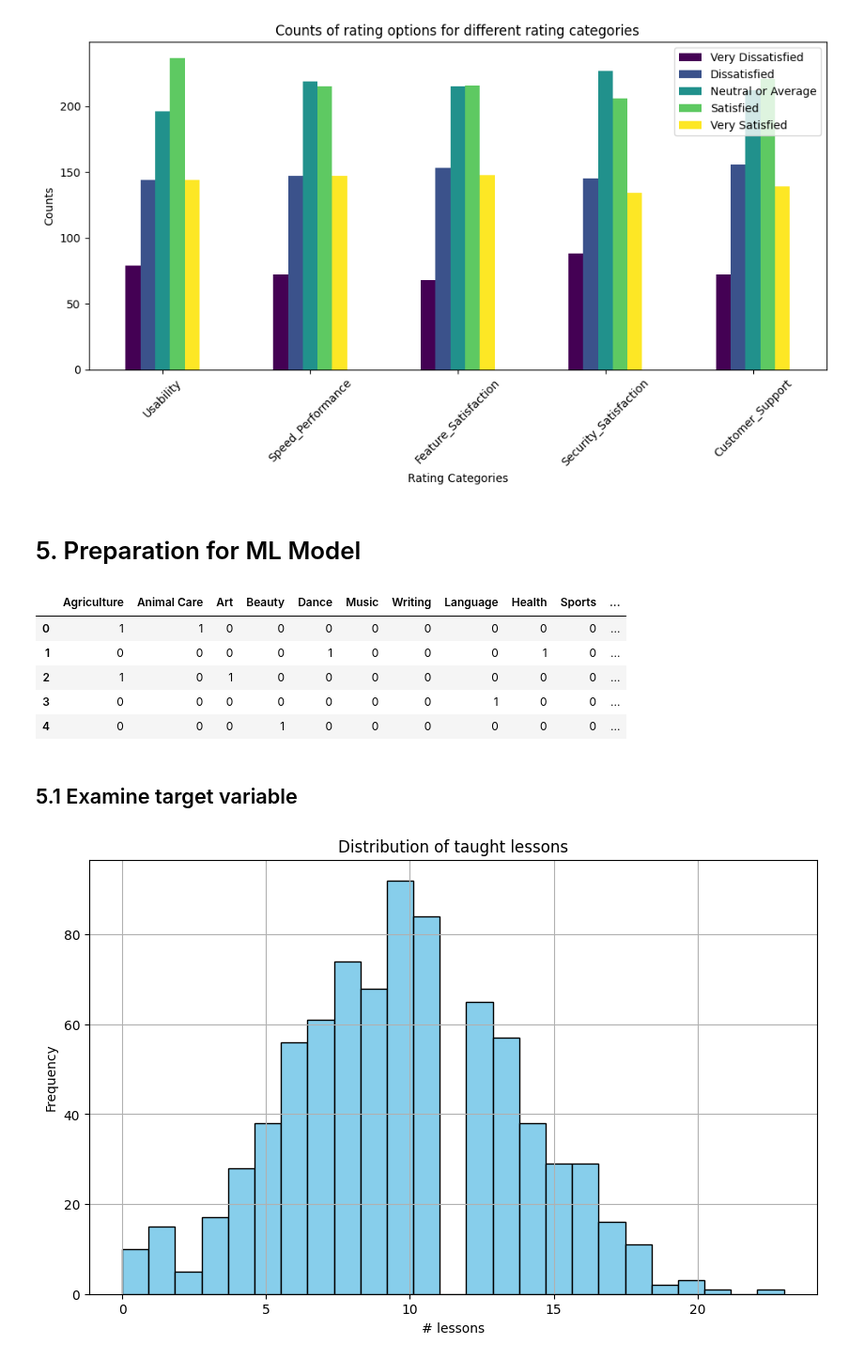
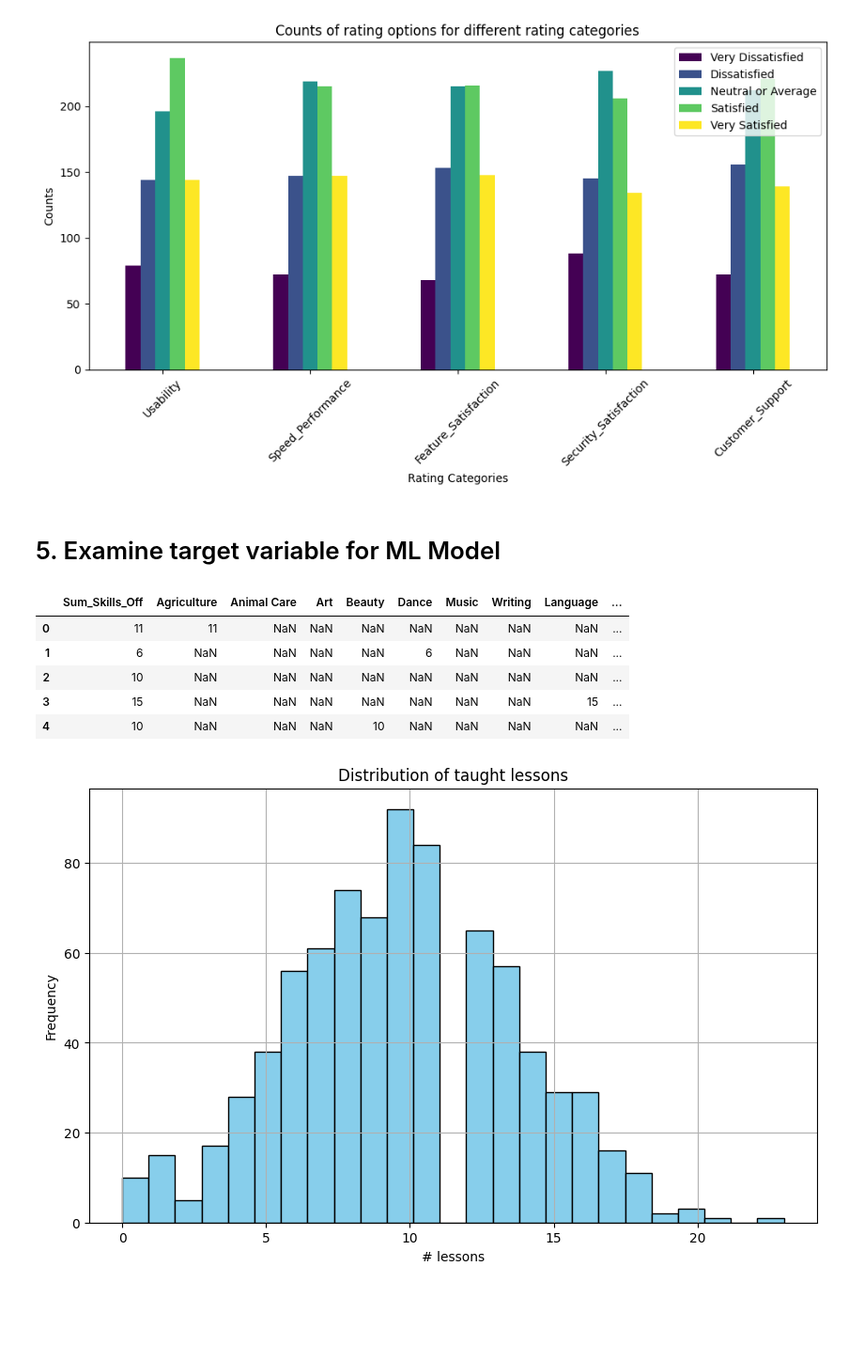
Before and after one commit to TechLabs-Berlin/ws24-skillswap, a Jupyter notebook: DS/01_Notebooks/02_Features_Insights/03_Exploratory_Data_Analysis/Exploratory.data.analysis.ipynb, the cells around one changed output. Shown at 94% size. Cells and saved outputs as stored; diff of their text form; code cells hidden in the pictures; blank space fills up the shorter version.

Commit message:
examine target variable

```diff
--- a/DS/01_Notebooks/02_Features_Insights/03_Exploratory_Data_Analysis/Exploratory.data.analysis.ipynb
+++ b/DS/01_Notebooks/02_Features_Insights/03_Exploratory_Data_Analysis/Exploratory.data.analysis.ipynb
@@ -322,21 +319,39 @@ plt.show()
 # %% [output]
 [figure]
 # %% [markdown]
-# 5. Preparation for ML Model
+# 5. Examine target variable for ML Model
 # %%
-df_x = pd.read_csv(r'C:\Users\Johannes\Documents\Uni\Master\Tech_Labs\ws24-skillswap\DS\01_Notebooks\03_Feature_Engineering\Data_Activity_Projection.csv')
+df_x = pd.read_csv(r'C:\Users\Johannes\Documents\Uni\Master\Tech_Labs\ws24-skillswap\DS\01_Notebooks\02_Features_Insights\01_User_Activity_Status\Skillswap_Data_Activity_Status.csv')
-# %%
-df_ML = df_x.drop(columns=["Sum_Skills_Off_ab_avg"], inplace=False)
-df_ML.head()
-# %% [output]
-|  | Agriculture | Animal Care | Art | Beauty | Dance | Music | Writing | Language | Health | Sports | ... |
-| 0 | 1 | 1 | 0 | 0 | 0 | 0 | 0 | 0 | 0 | 0 | ... |
-| 1 | 0 | 0 | 0 | 0 | 1 | 0 | 0 | 0 | 1 | 0 | ... |
-| 2 | 1 | 0 | 1 | 0 | 0 | 0 | 0 | 0 | 0 | 0 | ... |
-| 3 | 0 | 0 | 0 | 0 | 0 | 0 | 0 | 1 | 0 | 0 | ... |
-| 4 | 0 | 0 | 0 | 1 | 0 | 0 | 0 | 0 | 0 | 0 | ... |
-# %% [markdown]
-## 5.1 Examine target variable
+# %%
+skill_domains = [
+    "Agriculture",
+    "Animal Care",
+    "Art",
+    "Beauty",
+    "Dance",
+    "Music",
+    "Writing",
+    "Language",
+    "Health",
+    "Sports",
+    "Food",
+    "Technology",
+    "Photo",
+    "Video"
+]
+
+
+filtered_columns = [col for col in df1.columns if col in skill_domains or col == "Sum_Skills_Off"]
+
+filtered_df = df_x[filtered_columns]
+filtered_df.head()
+# %% [output]
+|  | Sum_Skills_Off | Agriculture | Animal Care | Art | Beauty | Dance | Music | Writing | Language | ... |
+| 0 | 11 | 11 | NaN | NaN | NaN | NaN | NaN | NaN | NaN | ... |
+| 1 | 6 | NaN | NaN | NaN | NaN | 6 | NaN | NaN | NaN | ... |
+| 2 | 10 | NaN | NaN | NaN | NaN | NaN | NaN | NaN | NaN | ... |
+| 3 | 15 | NaN | NaN | NaN | NaN | NaN | NaN | NaN | 15 | ... |
+| 4 | 10 | NaN | NaN | NaN | 10 | NaN | NaN | NaN | NaN | ... |
 # %%
 column_name = 'Sum_Skills_Off'
 
```
Also changed, not shown: parts of 7 cells of this notebook.
